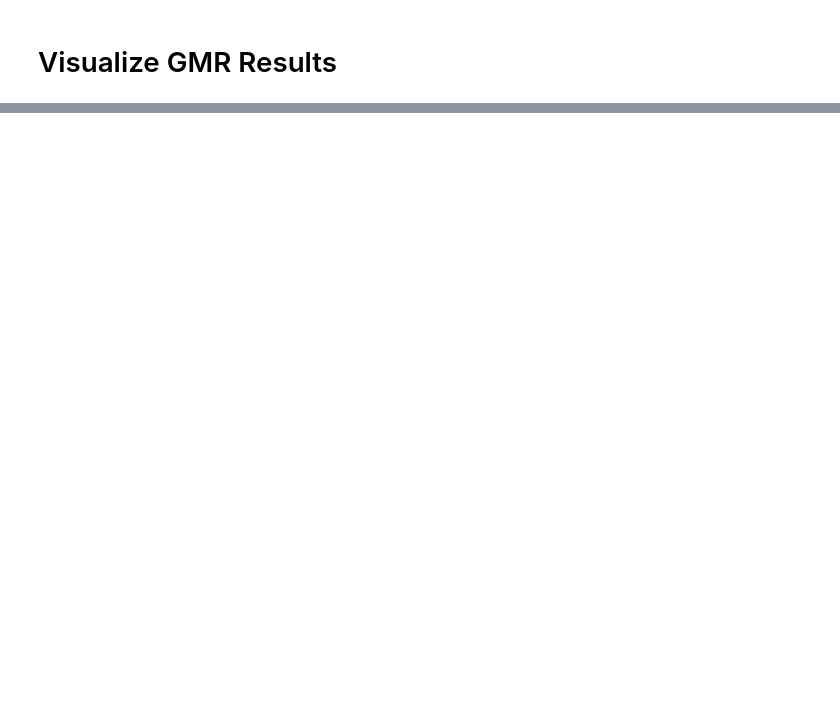
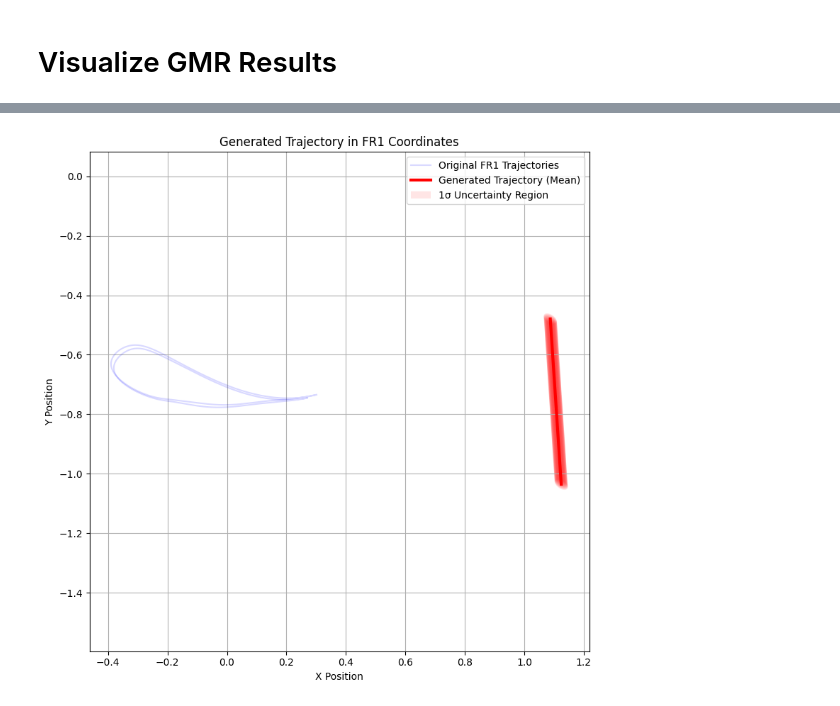
Before and after one commit to cocorock/Gait-analysis-coupled, a Jupyter notebook: TaskPaGMMM/examples/gait_example_modifiedV2.ipynb, the cells around one changed output, grey strips where cells are left out. Drawn from its saved outputs; the diff is of its cells as text; code cells hidden in the pictures; blank space fills up the shorter version.

```diff
--- a/TaskPaGMMM/examples/gait_example_modifiedV2.ipynb
+++ b/TaskPaGMMM/examples/gait_example_modifiedV2.ipynb
@@ -927,7 +932,7 @@ rotation_matrix_2d_forward = np.array([[cos_theta, -sin_theta],
                                         [sin_theta, cos_theta]])
 
 # Build the transformation matrices for 6D output space
-# [x_pos, y_pos, x_vel, y_vel, ankle_right_deg, ankle_left_deg]
+# [x_pos, y_pos, x_vel, y_vel, ankle_right_rad, ankle_left_rad]
 
 # Build the full 6x6 rotation matrix for FR2
 rotation_fr2 = np.eye(6)
@@ -953,13 +958,13 @@ translation_fr2 = np.array([
 ])
 
 # --- 3. Combine into final GMR parameters ---
-translation = np.array([translation_fr1, translation_fr])
+translation = np.array([translation_fr1, translation_fr2])
 rotation_matrix = np.array([rotation_fr1, rotation_fr2])
 
 
 # --- 4. Print the transformation parameters ---
-print(f"Translation vector for FR2 (6D): {translation_fr1}")
-print(f"Rotation matrix for FR2 (6D):\n{rotation_fr1}")
+print(f"Translation vector for FR1 (6D): {translation_fr1}")
+print(f"Rotation matrix for FR1 (6D):\n{rotation_fr1}")
 print(f"Translation vector for FR2 (6D): {translation_fr2}")
 print(f"Rotation matrix for FR2 (6D):\n{rotation_fr2}")
 
@@ -1064,0 +1036,80 @@ plt.show()
+# %%
+# VISUALIZE GMR RESULTS - POSITION
+print("📊 VISUALIZING GMR-GENERATED TRAJECTORY (POSITION)")
+print("="*60)
+
+fig, ax = plt.subplots(1, 1, figsize=(8, 8))
+
+# Plot original trajectories for reference
+for traj in trajectories_fr1[::8]:
+    ax.plot(traj[:, 0], traj[:, 1], 'b-', alpha=0.15, label='Original FR1 Trajectories' if 'Original FR1 Trajectories' not in
+plt.gca().get_legend_handles_labels()[1] else "")
+
+# Extract mean and standard deviations for position
+mu_pos = mu[:, :2]  # Mean position (x, y)
+std_pos = np.sqrt(np.array([np.diag(cov[i, :2, :2]) for i in range(len(cov))]))  # Standard deviations
+
+# Plot the generated mean trajectory
+ax.plot(mu_pos[:, 0], mu_pos[:, 1], 'r-', linewidth=3, label='Generated Trajectory (Mean)')
+
+# Plot uncertainty bands (1 standard deviation) around the mean trajectory
+# Create confidence ellipses by sampling points around the trajectory
+n_std = 1  # Number of standard deviations for confidence region
+theta = np.linspace(0, 2*np.pi, 30)
+
+# Sample points to create a shaded uncertainty region
+for i in range(len(mu_pos)):
+    # Create points on an ellipse using the covariance matrix
+    cov_mat = cov[i, :2, :2]
+
+    # Eigenvalue decomposition to get ellipse parameters
+    eigenvalues, eigenvectors = np.linalg.eigh(cov_mat)
+    angle = np.arctan2(eigenvectors[1, 0], eigenvectors[0, 0])
+
+    # Create ellipse points (1 standard deviation)
+    ellipse_x = n_std * np.sqrt(eigenvalues[0]) * np.cos(theta)
+    ellipse_y = n_std * np.sqrt(eigenvalues[1]) * np.sin(theta)
+
+    # Rotate ellipse
+    R = np.array([[np.cos(angle), -np.sin(angle)],
+                  [np.sin(angle), np.cos(angle)]])
+    ellipse_points = np.vstack([ellipse_x, ellipse_y])
+    rotated_points = R @ ellipse_points
+
+    # Translate to mean position
+    translated_points = rotated_points.T + mu_pos[i]
+
+    if i == 0:
+        uncertainty_patch = plt.Polygon(translated_points, alpha=0.1, facecolor='red',
+                                       edgecolor='none', label='1σ Uncertainty Region')
+        ax.add_patch(uncertainty_patch)
+    else:
+        uncertainty_patch = plt.Polygon(translated_points, alpha=0.1, facecolor='red',
+                                       edgecolor='none')
+        ax.add_patch(uncertainty_patch)
+
+# Plot covariance ellipsoids for key points (every 15th)
+plot_ellipsoids_2d(
+    means=mu[::15, :2],  # Plot every 15th ellipsoid
+    covs=cov[::15, :2, :2],
+    ax=ax,
+    alpha=0.4,
+    color='blue'
+)
+
+ax.set_title('Generated Trajectory in FR1 Coordinates')
+ax.set_xlabel('X Position')
+ax.set_ylabel('Y Position')
+ax.legend()
+ax.grid(True)
+ax.axis('equal')
+
+plt.tight_layout()
+plt.show()
+
+print(f"\n📊 Position Trajectory Statistics:")
+print(f"   - Mean X position range: [{mu_pos[:, 0].min():.4f}, {mu_pos[:, 0].max():.4f}]")
+print(f"   - Mean Y position range: [{mu_pos[:, 1].min():.4f}, {mu_pos[:, 1].max():.4f}]")
+print(f"   - Mean X position std: {np.mean(std_pos[:, 0]):.4f}")
+print(f"   - Mean Y position std: {np.mean(std_pos[:, 1]):.4f}")
+# %% [output]
@@ -1064,0 +1118 @@ plt.show()
+[figure, added]
```
Also changed, not shown: parts of 20 cells of this notebook.
